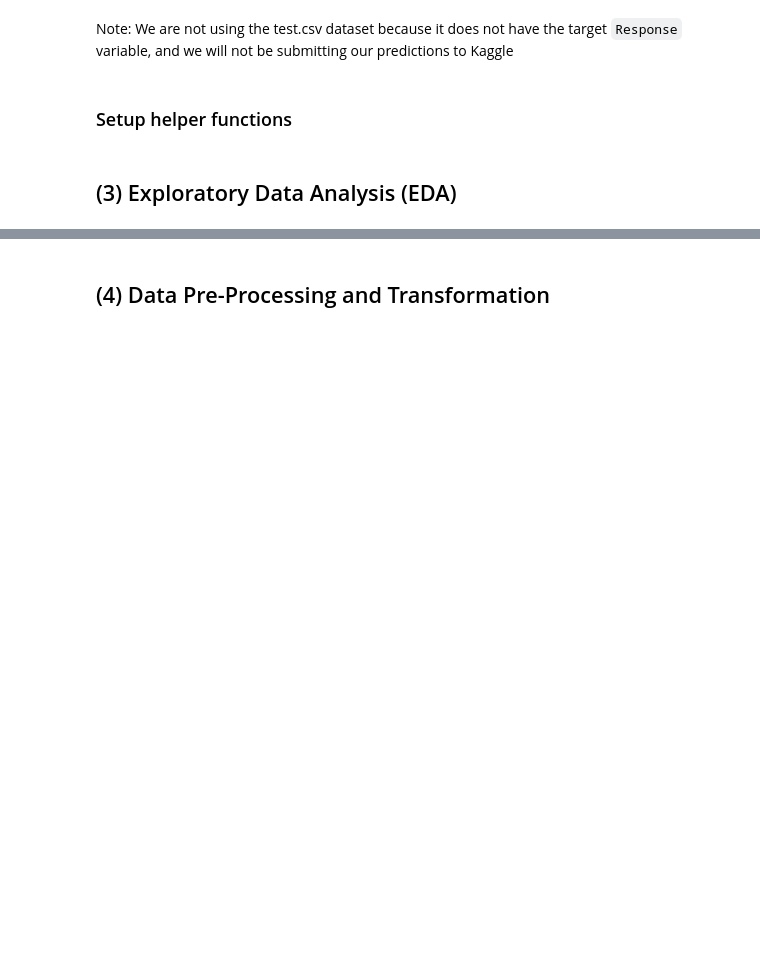
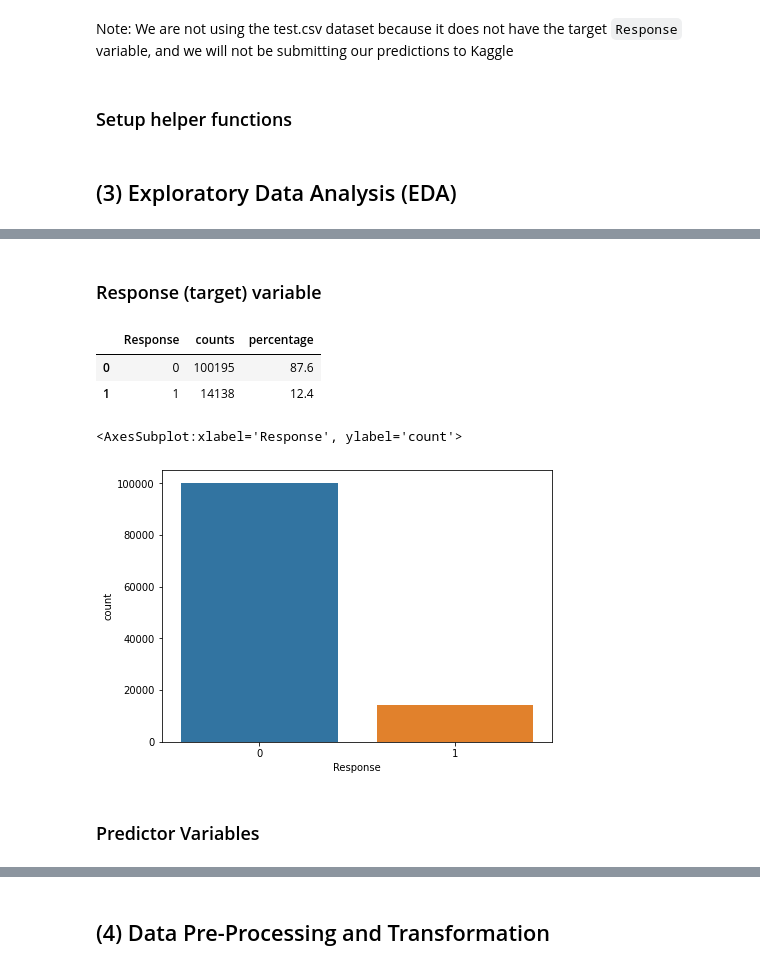
Before and after one commit to aminbenmansour/e2e-insurance-cross-sell-prediction-automl, a Jupyter notebook: 01_EDA_and_Data_PreProcessing.ipynb, the cells around one changed output, grey strips where cells are left out. Cells and saved outputs as stored; diff of their text form; code cells hidden in the pictures; blank space fills up the shorter version.

```diff
--- a/01_EDA_and_Data_PreProcessing.ipynb
+++ b/01_EDA_and_Data_PreProcessing.ipynb
@@ -130,0 +151,16 @@ def show_heatmap(data, figsize=(12,8),
+# %% [markdown]
+### Response (target) variable
+# %%
+show_value_counts(main_df, 'Response')
+# %% [output]
+|  | Response | counts | percentage |
+| 0 | 0 | 100195 | 87.6 |
+| 1 | 1 | 14138 | 12.4 |
+# %%
+fig, ax = plt.subplots(1,1, figsize=(7,5))
+sns.countplot(x=main_df["Response"], order=[0,1], ax=ax)
+# %% [output]
+<AxesSubplot:xlabel='Response', ylabel='count'>
+[figure, added]
+# %% [markdown]
+### Predictor Variables
```
Also changed, not shown: parts of 12 cells of this notebook.
